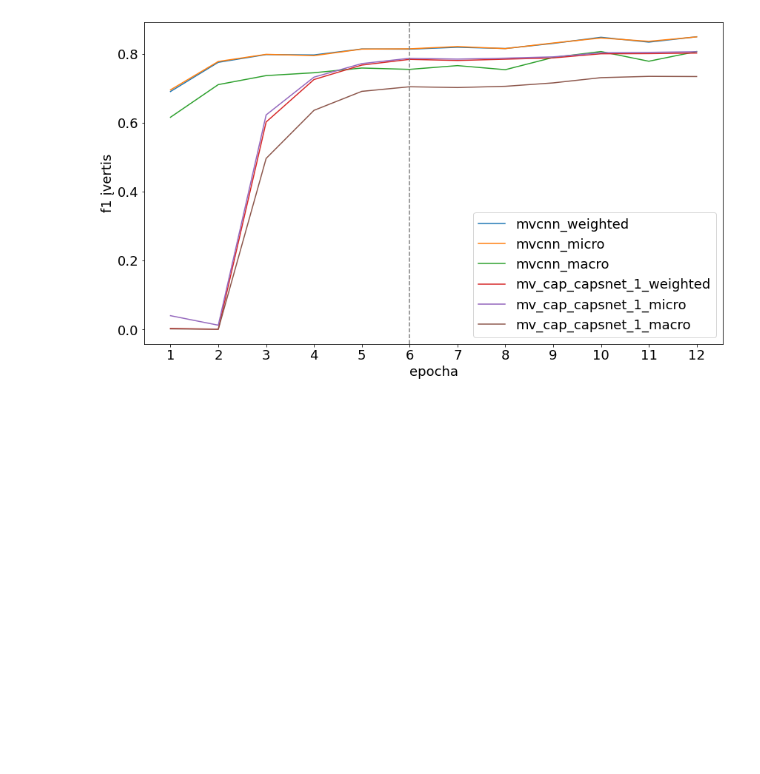
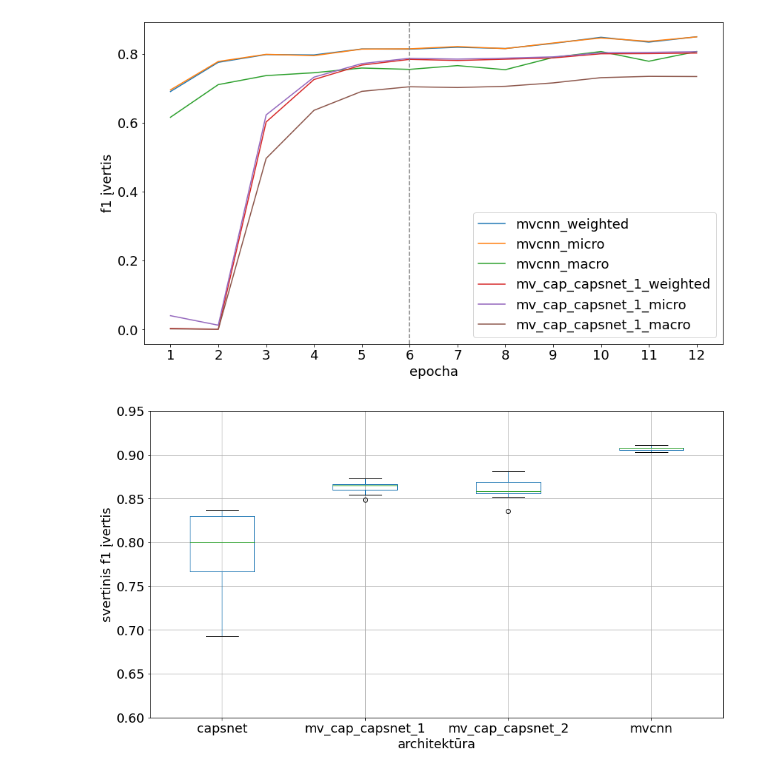
Before and after one commit to AleksasVaitulevicius/masters_kaggle, a Jupyter notebook: metrics.ipynb, the cells around one changed output. Cells and saved outputs as stored; diff of their text form; code cells hidden in the pictures; blank space fills up the shorter version.

Commit message:
boxplots

```diff
--- a/metrics.ipynb
+++ b/metrics.ipynb
@@ -425,3 +427,46 @@ ax.axvline(x=6, color='grey', linestyle='--')
 plt.savefig(f'{sample_share}_sample_f1.png')
 # %% [output]
 [figure]
+# %%
+directory = './results/quantitative_f1/'
+
+COLUMNS = [
+	('f1_weighted', 'f1_weighted'),
+	('f1_micro', 'f1_micro'),
+	('f1_macro', 'f1_macro')
+]
+FILE_TYPES = [
+	('capsnet', r'^capsnet_all_v(\d+)\.csv$'),
+	('mv_cap_capsnet_1', r'^mv_cap_capsnet_1_all_v(\d+)\.csv$'),
+	('mv_cap_capsnet_2', r'^mv_cap_capsnet_2_all_v(\d+)_(?:sv|mv)\.csv$'),
+	('mvcnn', r'^mvcnn_(?:1|2)_v(\d+)\.csv$'),
+]
+
+def extract_best_results(directory, file, columns=COLUMNS, file_types=FILE_TYPES):
+	if 'mvcnn_' not in file:
+		columns = [(column[0], 'val_' + column[1]) for column in columns]
+	metrics = pd.read_csv(os.path.join(directory, file))
+	result = {column[0]: metrics[column[1]].max() for column in columns}
+	result['file_type'] = [file_type[0] for file_type in file_types if re.match(file_type[1], file)][0]
+	result['version'] = [re.match(file_type[1], file)[1] for file_type in file_types if re.match(file_type[1], file)][0]
+	return result
+
+
+metrics = (
+	pd.DataFrame([extract_best_results(directory, file) for file in os.listdir(directory)])
+		.groupby(['file_type', 'version'])
+		.max()
+		.sort_values(['file_type', 'version'])
+		.reset_index()
+)
+# %%
+
+ax = metrics.drop(['f1_micro', 'f1_macro'], axis='columns').boxplot(by='file_type', figsize=(14, 8), fontsize=18)
+ax.set_xlabel('architektūra', fontsize=18)
+ax.set_ylabel('svertinis f1 įvertis', fontsize=18)
+ax.set_ylim(0.6, 0.95)
+ax.get_figure().suptitle('')
+ax.set_title('')
+plt.savefig(f'boxplot_f1_weighted.png')
+# %% [output]
+[figure, added]
```
Also changed, not shown: parts of 3 cells of this notebook.
